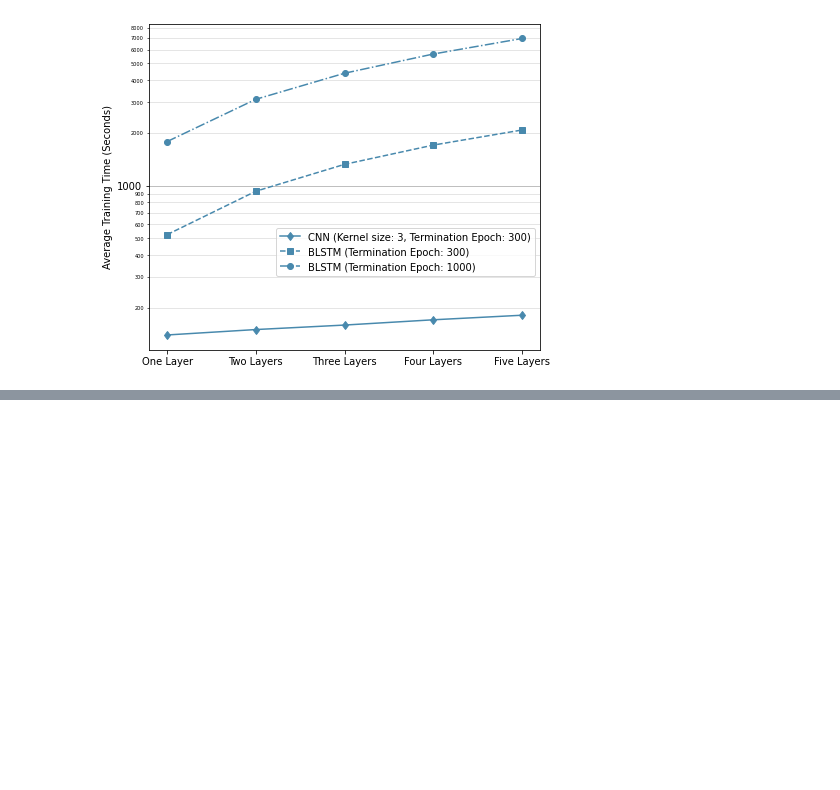
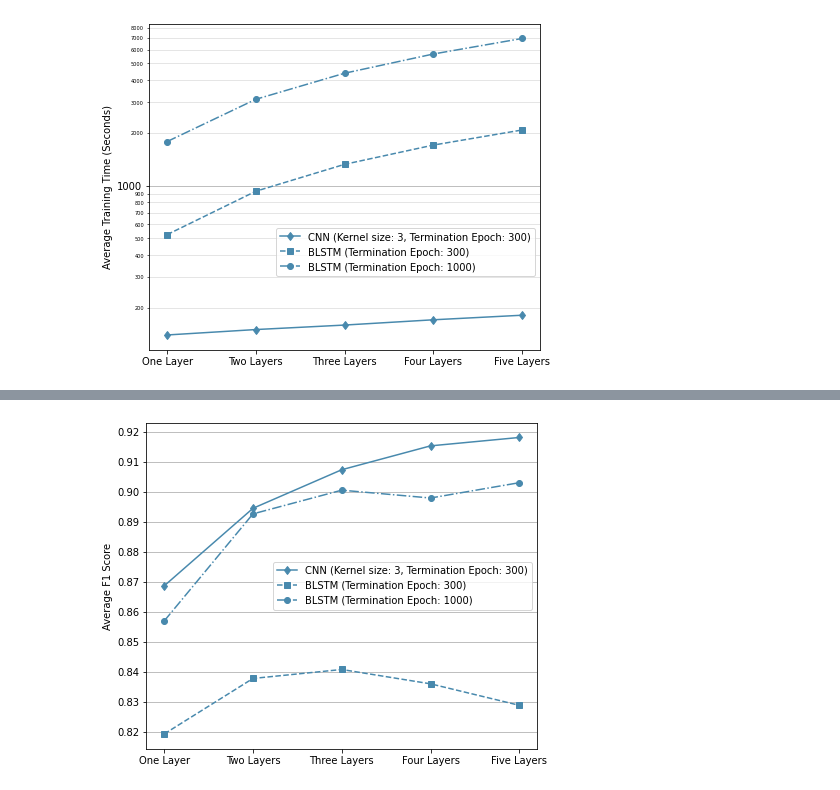
Before and after one commit to metubin712/DeepSpliceDetectors, a Jupyter notebook: notebooks/create_plots.ipynb, the cells around one changed output, grey strips where cells are left out. Drawn from its saved outputs; the diff is of its cells as text; code cells hidden in the pictures; blank space fills up the shorter version.

```diff
--- a/notebooks/create_plots.ipynb
+++ b/notebooks/create_plots.ipynb
@@ -602,0 +652,9 @@ plot_accuracy_per_layer(data)
+# %%
+data = [
+    {'name': 'CNN (Kernel size: 3, Termination Epoch: 300)' ,'list': f1_cnn_arr_max},
+    {'name': 'BLSTM (Termination Epoch: 300)' ,'list': f1_blstm_arr_max},
+    {'name': 'BLSTM (Termination Epoch: 1000)' ,'list': f1_blstm_ext_arr_max}
+]
+plot_f1_per_layer(data)
+# %% [output]
+[figure, added]
```
Also changed, not shown: parts of 13 cells of this notebook.
